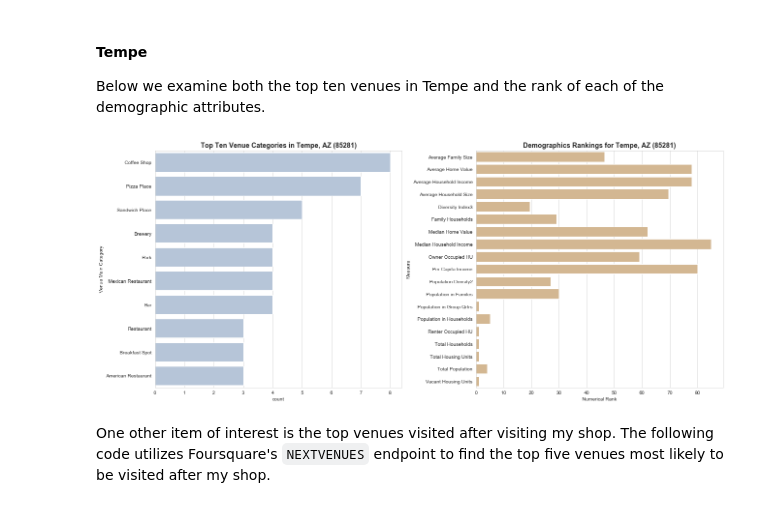
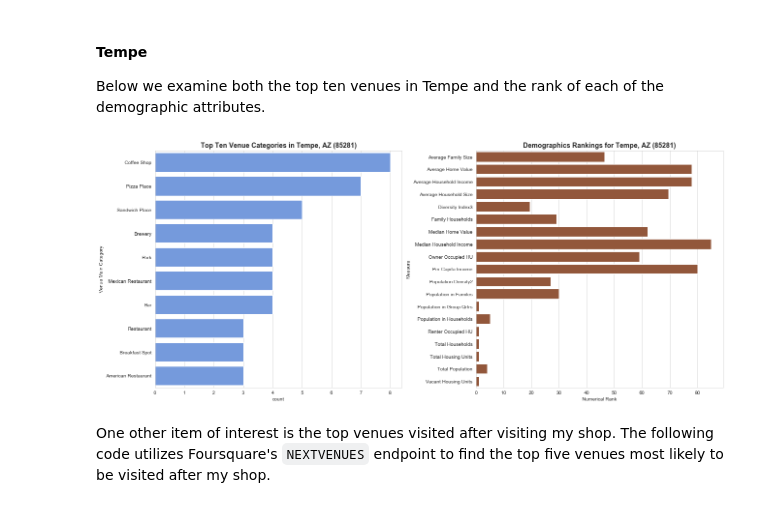
Before and after one commit to jrfoster/Coursera_Capstone, a Jupyter notebook: Capstone_Week5.ipynb, the cells around one changed output. Drawn from its saved outputs; the diff is of its cells as text; code cells hidden in the pictures.

Commit message:
Modifying colors on bar charts

```diff
--- a/Capstone_Week5.ipynb
+++ b/Capstone_Week5.ipynb
@@ -193,34 +193,34 @@ Below we examine both the top ten venues in Tempe and the rank of each of the de
 # %%
 # Filter columns we are interested in for later use
 filtered_columns = ['Venue', 'Venue Main Category', 'Venue Latitude', 'Venue Longitude']
 tempe_venues = result_venues.loc[result_venues[result_venues.ZipCode == '85281'].index, filtered_columns]
 
 # Get the counts of venues by category and choose the top 10 from the list. We
 # have to sort these twice because of what I think is a bug in barh where you
 # can't specify the order the bars appear in.
 cats = tempe_venues.groupby(['Venue Main Category'], as_index=False).size().to_frame('count')
 cats.sort_values(by=['count'], ascending=False, inplace=True)
 cats.reset_index(inplace=True)
 cats_top10 = cats[:10].sort_values(by=['count'], ascending=False)
 
 # Get the numerical ranks for all the demographics features
 demog = results.loc[:, "Average Family Size":"Vacant Housing Units"]
 ranks = demog.rank(axis=0, ascending=False)
 ranks['ZipCode'] = results['ZipCode']
 td = ranks.loc[results['ZipCode'] == '85281',
                "Average Family Size":"Vacant Housing Units"].reset_index(drop=True).transpose().reset_index()
 td.columns = ['Measure','Numerical Rank']
 
 # Draw the plots
 index = np.arange(10)
 fig, axs = plt.subplots(1,2,figsize=(21,9))
 fig.subplots_adjust(wspace=.3)
-sns.barplot(y="Venue Main Category", x="count", data=cats_top10, color='lightsteelblue', ax=axs[0])
+sns.barplot(y="Venue Main Category", x="count", data=cats_top10, color='cornflowerblue', ax=axs[0])
 axs[0].set_title('Top Ten Venue Categories in Tempe, AZ (85281)', fontdict={'size': 14, 'weight': 'bold'})
-sns.barplot(x='Numerical Rank', y='Measure', data=td, color='burlywood', ax=axs[1])
+sns.barplot(x='Numerical Rank', y='Measure', data=td, color='sienna', ax=axs[1])
 axs[1].set_title('Demographics Rankings for Tempe, AZ (85281)', fontdict={'size': 14, 'weight': 'bold'});
 # %% [output]
-[figure, old version]
+[figure, new version]
 # %% [markdown]
 One other item of interest is the top venues visited after visiting my shop. The following code utilizes Foursquare's `NEXTVENUES` endpoint to find the top five venues most likely to be visited after my shop.
 # %%
```
